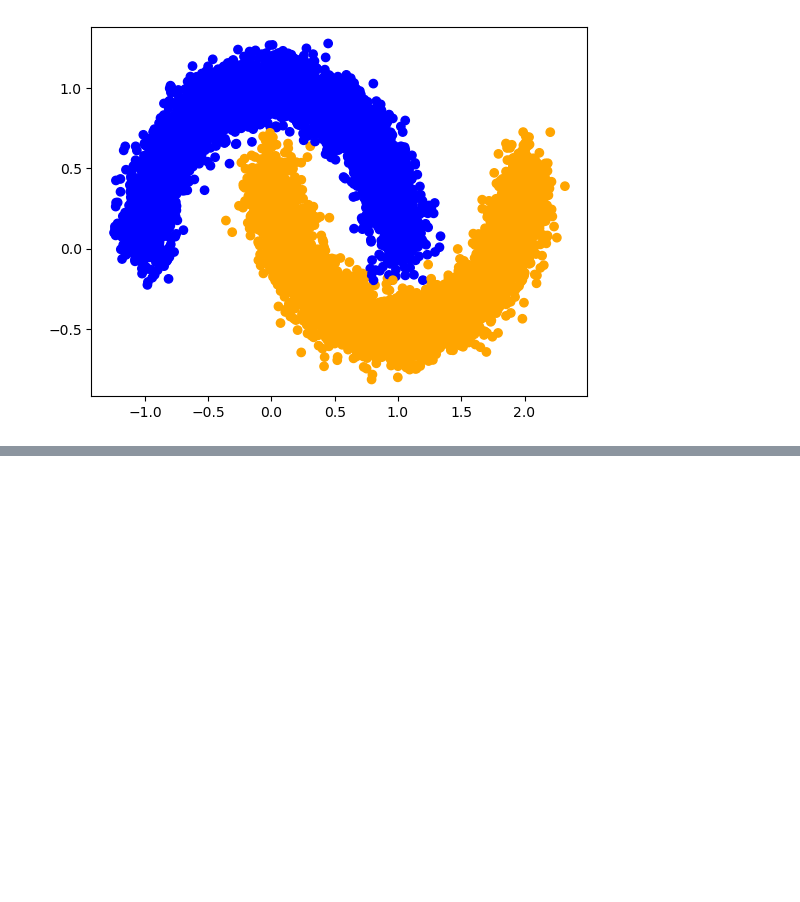
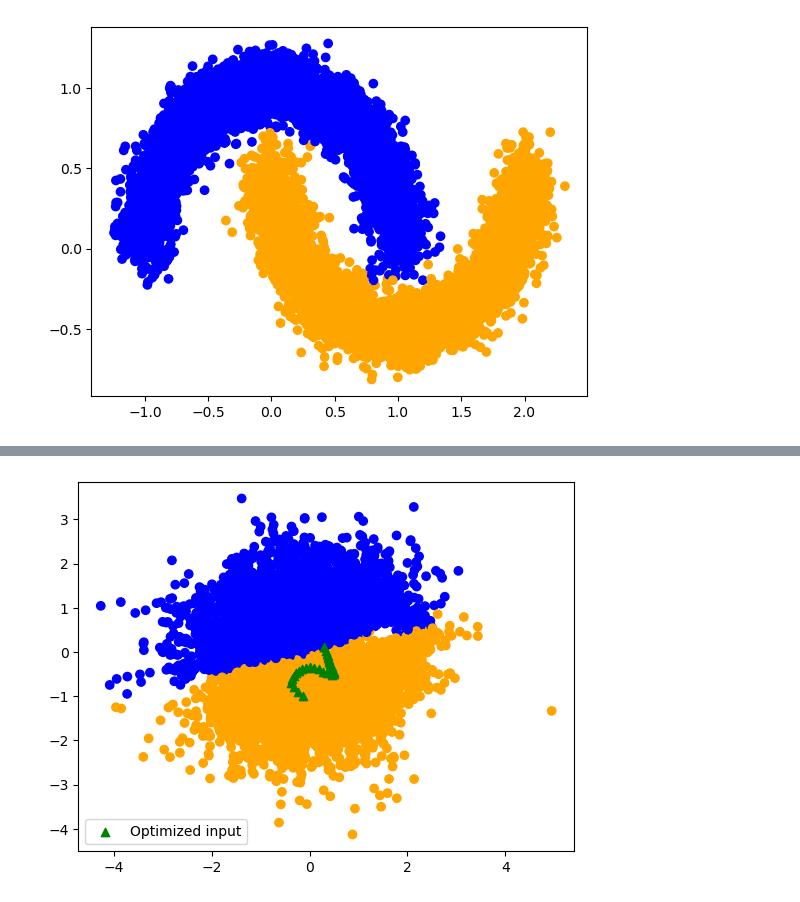
Before and after one commit to DejanStancevic/ms-in-dnns, a Jupyter notebook: Project/Toy_RealNVP_notebook.ipynb, the cells around one changed output, grey strips where cells are left out. Saved outputs shown, nothing was run; the diff lists cells and outputs as text; code cells hidden in the pictures; blank space fills up the shorter version.

```diff
--- a/Project/Toy_RealNVP_notebook.ipynb
+++ b/Project/Toy_RealNVP_notebook.ipynb
@@ -328,0 +379,15 @@ plt.show()
+# %%
+Z = Z.detach()
+# %%
+Positions = torch.from_numpy(positions.astype(np.float32))
+pos, _ = flow(Positions, reverse=False)
+
+pos = pos.detach()
+
+colors = np.array(['blue', 'orange'])
+plt.scatter(pos[:, 0], pos[:, 1], color=colors[torch.tensor([int(i) for i in Labels])])
+plt.scatter(Z[:, 0], Z[:, 1], marker='^', color='green', label='Optimized input')
+plt.legend()
+plt.show()
+# %% [output]
+[figure, added]
```
Also changed, not shown: parts of 12 cells of this notebook.
